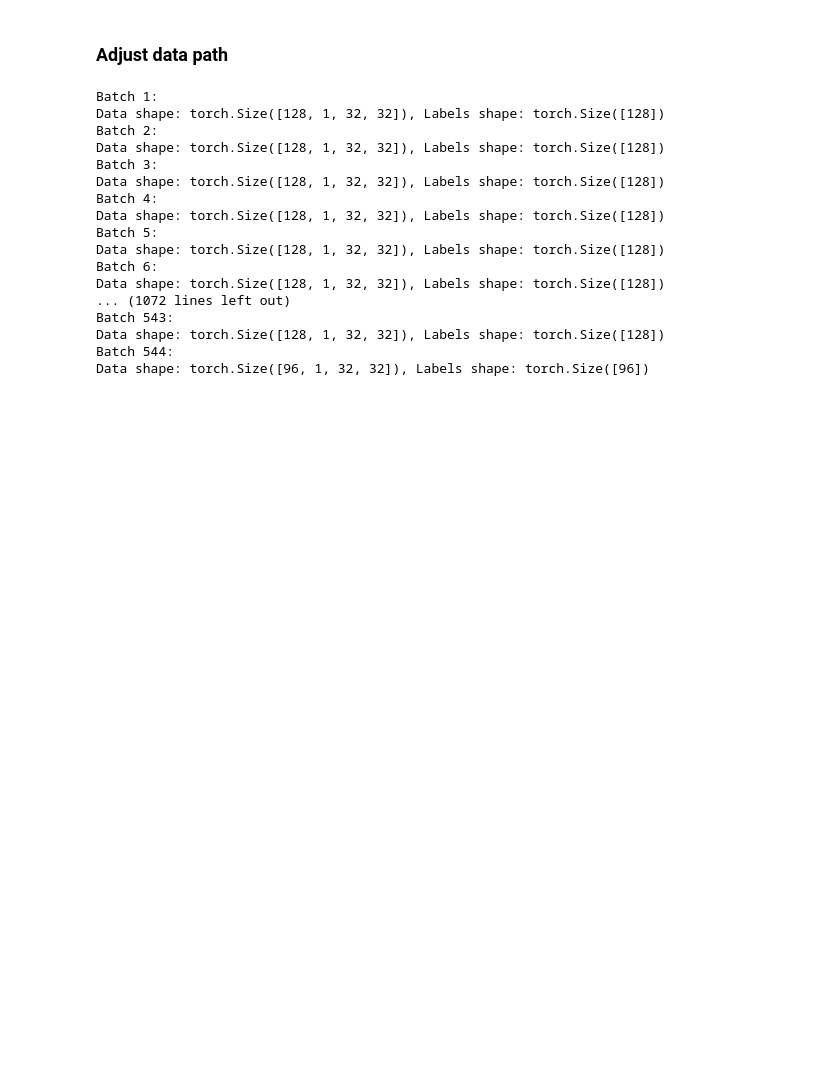
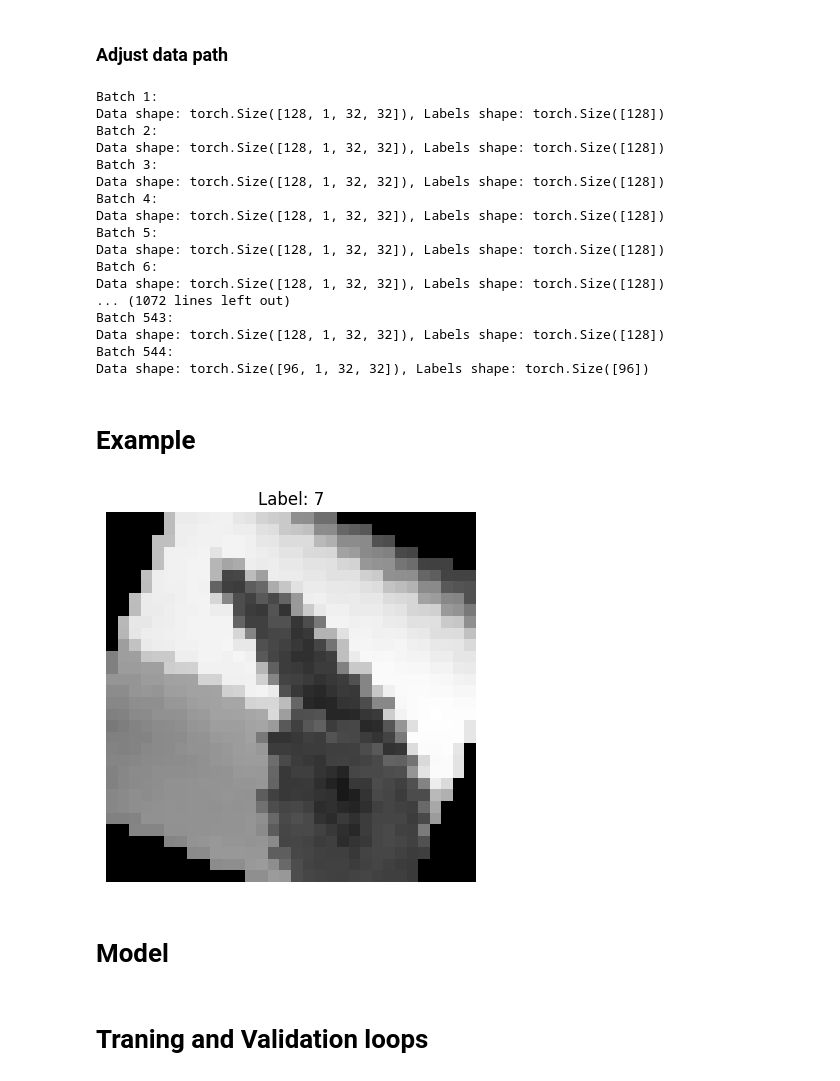
Before and after one commit to Bidrift/asl-alphabet-recongnition, a Jupyter notebook: notebooks/training.ipynb, the cells around one changed output. Saved outputs shown, nothing was run; the diff lists cells and outputs as text; code cells hidden in the pictures; blank space fills up the shorter version.

```diff
--- a/notebooks/training.ipynb
+++ b/notebooks/training.ipynb
@@ -58,6 +58,33 @@ Batch 543:
 Data shape: torch.Size([128, 1, 32, 32]), Labels shape: torch.Size([128])
 Batch 544:
 Data shape: torch.Size([96, 1, 32, 32]), Labels shape: torch.Size([96])
+# %% [markdown]
+# Example
+# %%
+import matplotlib.pyplot as plt
+import numpy as np
+
+# Example: Visualize an image from the train_loader
+for batch_idx, (data, labels) in enumerate(train_loader):
+    # Select the first image and label in the batch
+    image = data[0].numpy().squeeze()  # Convert to numpy and remove the channel dimension if needed
+    label = labels[0].item()  # Get the label
+
+    # Plot the image
+    plt.imshow(image, cmap="gray")  # Display in grayscale
+    plt.title(f"Label: {label}")
+    plt.axis("off")
+    plt.show()
+
+    #image_data_for_api = image.flatten().tolist()
+    #print("Image data for API:", image_data_for_api)
+    #print("Label for reference (not used in API):", label)
+
+    break  # Display only the first image
+# %% [output]
+[figure, added]
+# %% [markdown]
+# Model
 # %%
 import torch.nn as nn
 import torch.optim as optim
@@ -101,6 +128,8 @@ class ConvNet(nn.Module):
         x = self.fc2(x)
 
         return x
+# %% [markdown]
+# Traning and Validation loops
 # %%
 def validate_model(model, val_loader, criterion):
     model.eval()
```
Also changed, not shown: parts of 7 cells of this notebook, 3 other files.
